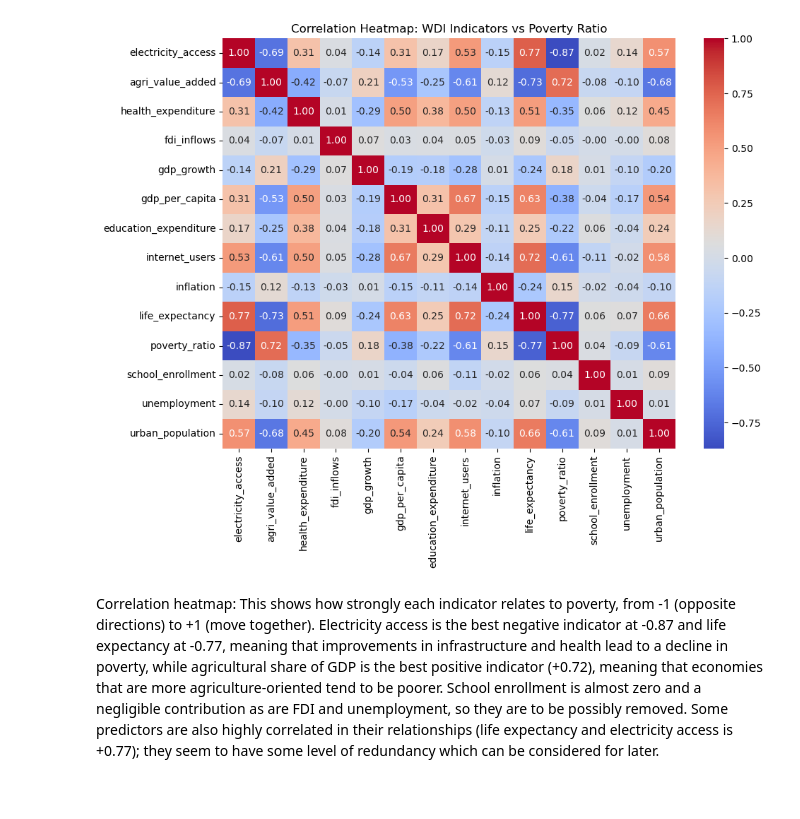
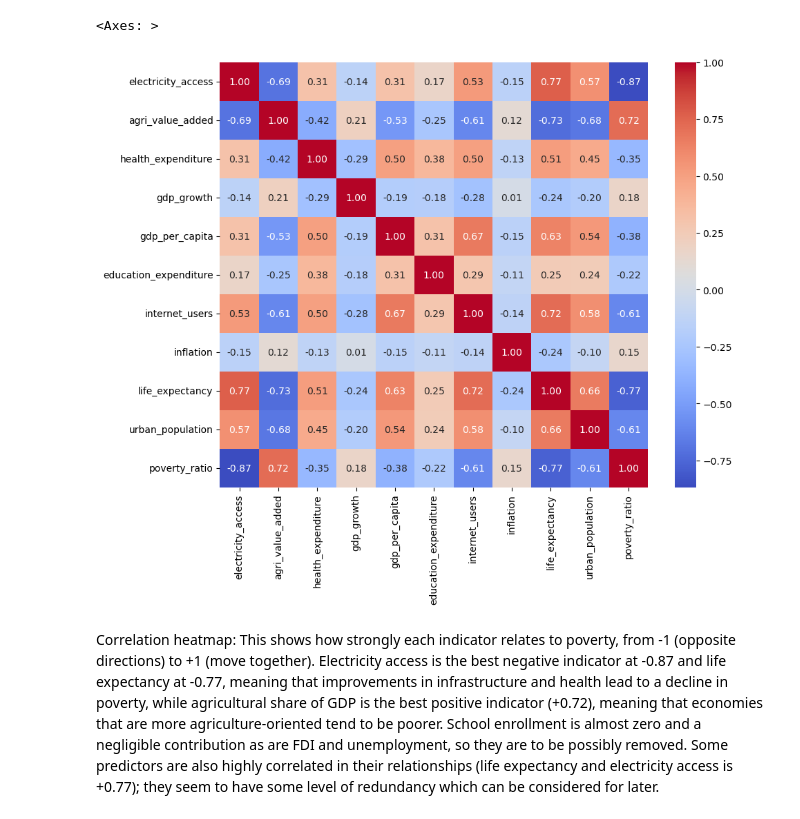
Before and after one commit to teniolaiji/MLSummative-_Regression-Analysis, a Jupyter notebook: linear_regression/multivariate.ipynb, the cells around one changed output. Drawn from its saved outputs; the diff is of its cells as text; code cells hidden in the pictures.

```diff
--- a/linear_regression/multivariate.ipynb
+++ b/linear_regression/multivariate.ipynb
@@ -39,14 +40,16 @@ memory usage: 222.1+ KB
 target_col = 'poverty_ratio'
 # %%
 # Correlation heatmap
-corr = df.drop(columns=['country_name', 'country_code', 'year']).corr()
+continuous_cols = ['electricity_access', 'agri_value_added', 'health_expenditure',
+                   'gdp_growth', 'gdp_per_capita', 'education_expenditure',
+                   'internet_users', 'inflation', 'life_expectancy',
+                   'urban_population', 'poverty_ratio']
+corr = df[continuous_cols].corr()
 plt.figure(figsize=(10, 8))
 sns.heatmap(corr, annot=True, fmt='.2f', cmap='coolwarm')
-plt.title('Correlation Heatmap: WDI Indicators vs Poverty Ratio')
-plt.tight_layout()
-plt.show()
 # %% [output]
+<Axes: >
-[figure, old version]
+[figure, new version]
 # %% [markdown]
 Correlation heatmap: This shows how strongly each indicator relates to poverty, from -1 (opposite directions) to +1 (move together). Electricity access is the best negative indicator at -0.87 and life expectancy at -0.77, meaning that improvements in infrastructure and health lead to a decline in poverty, while agricultural share of GDP is the best positive indicator (+0.72), meaning that economies that are more agriculture-oriented tend to be poorer. School enrollment is almost zero and a negligible contribution as are FDI and unemployment, so they are to be possibly removed. Some predictors are also highly correlated in their relationships (life expectancy and electricity access is +0.77); they seem to have some level of redundancy which can be considered for later.
 # %%
```
Also changed, not shown: parts of 10 cells of this notebook, 5 other files.
